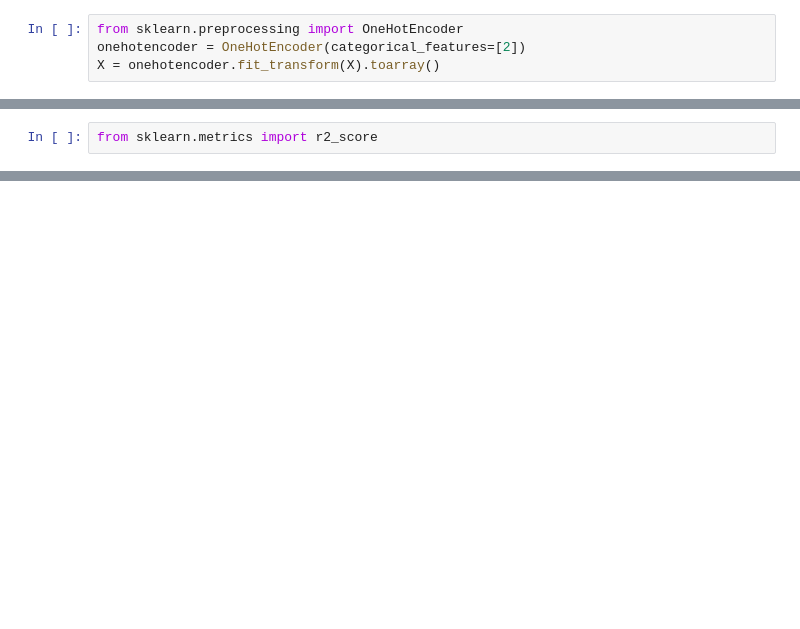
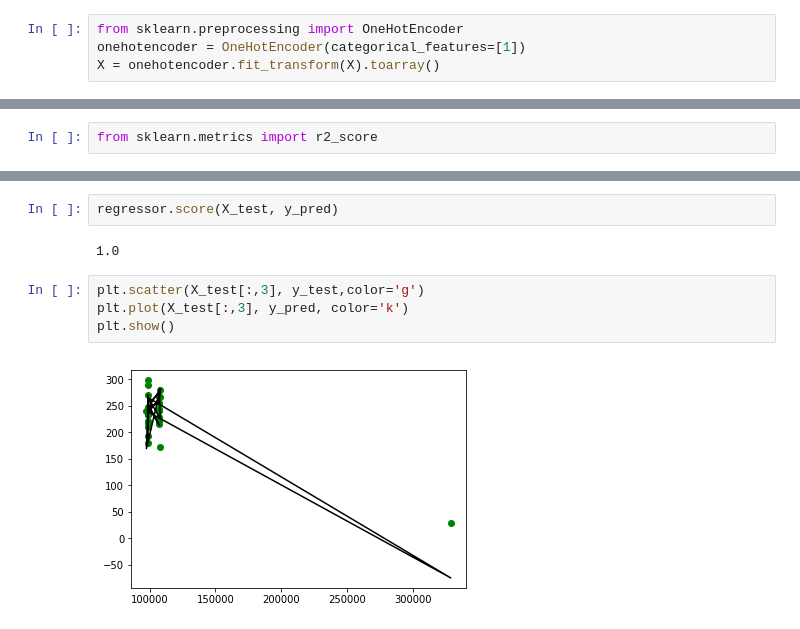
Before and after one commit to proj-nuisance/nuisance, a Jupyter notebook: ipy/regression.py.ipynb, the cells around one changed output, grey strips where cells are left out. Cells and saved outputs as stored; diff of their text form; blank space fills up the shorter version.

```diff
--- a/ipy/regression.py.ipynb
+++ b/ipy/regression.py.ipynb
@@ -36,6 +36,6 @@ sns.heatmap(files.corr(), cmap=sns.diverging_palette(h_neg=256, h_pos=10, n=16,
 # %%
 from sklearn.preprocessing import OneHotEncoder
-onehotencoder = OneHotEncoder(categorical_features=[2])
+onehotencoder = OneHotEncoder(categorical_features=[1])
 X = onehotencoder.fit_transform(X).toarray()
 # %%
 X = X[1:]
@@ -71,0 +71,10 @@ r2_score(y_test, y_pred)
+# %%
+regressor.score(X_test, y_pred)
+# %% [output]
+1.0
+# %%
+plt.scatter(X_test[:,3], y_test,color='g')
+plt.plot(X_test[:,3], y_pred, color='k')
+plt.show()
+# %% [output]
+[figure, added]
```
Also changed, not shown: parts of 15 cells of this notebook.
